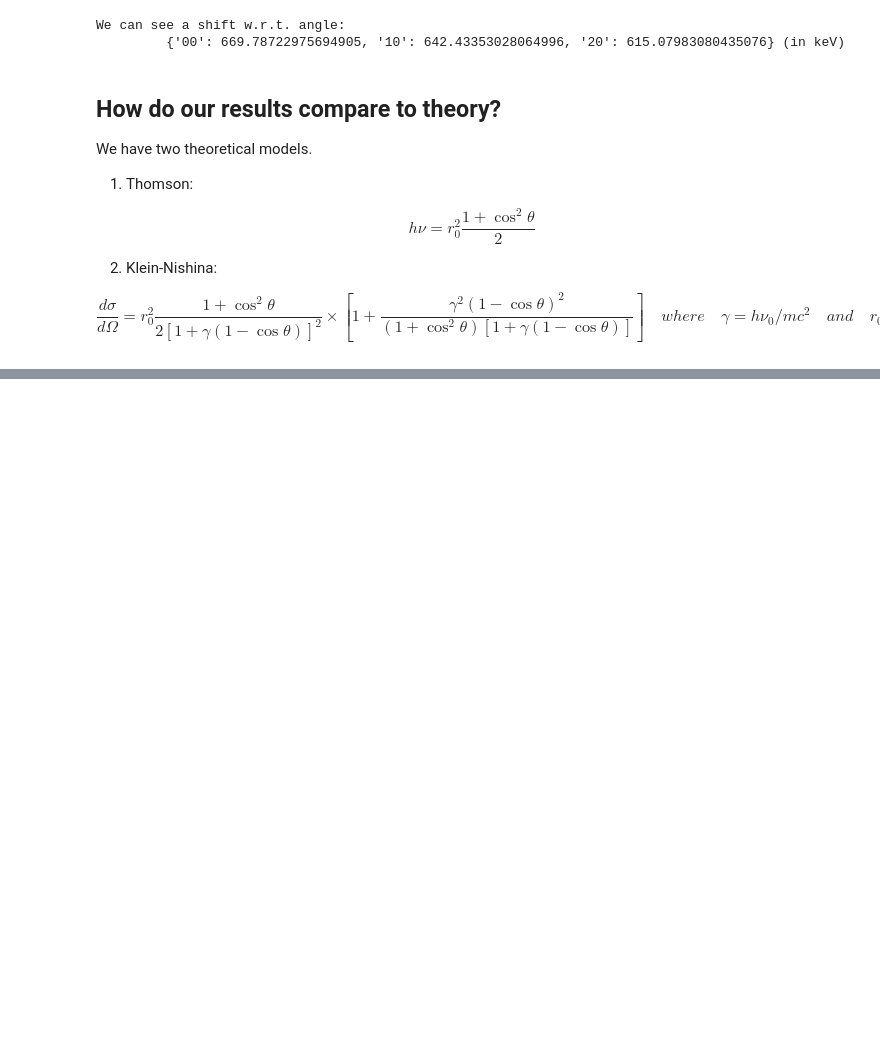
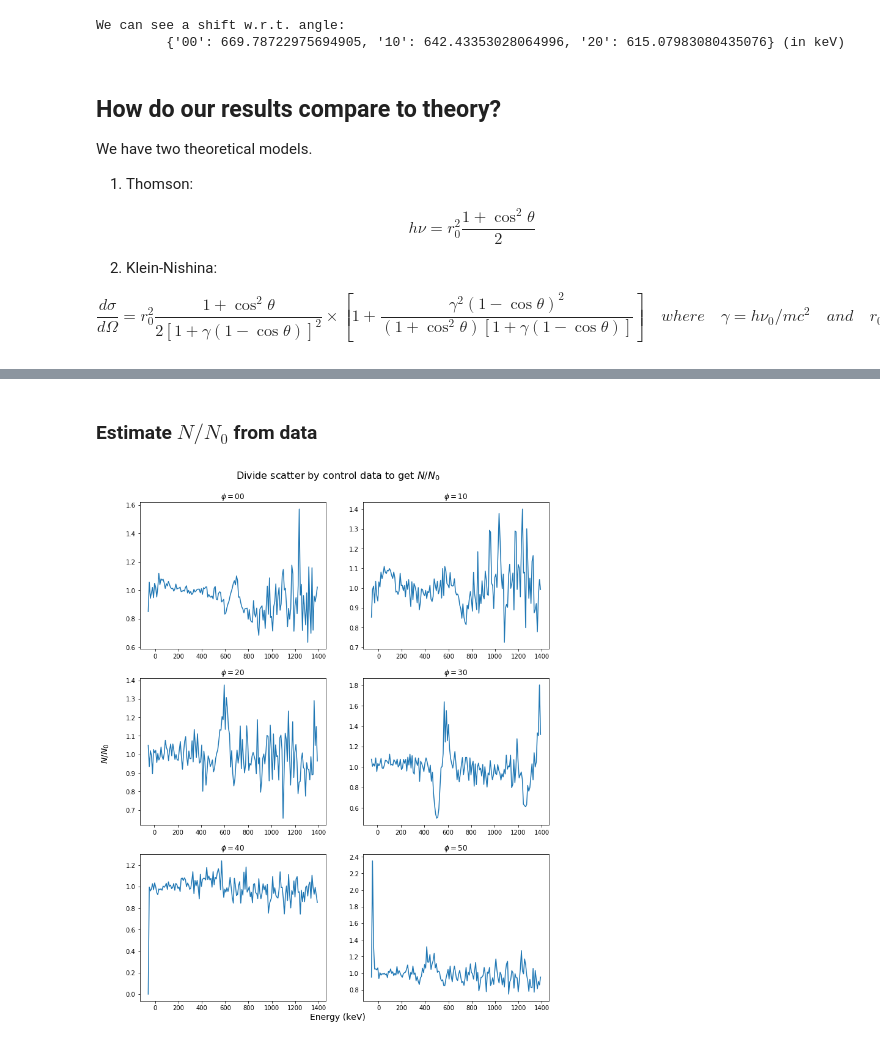
Before and after one commit to greydanus/compton, a Jupyter notebook: analysis.ipynb, the cells around one changed output, grey strips where cells are left out. Cells and saved outputs as stored; diff of their text form; code cells hidden in the pictures; blank space fills up the shorter version.

```diff
--- a/analysis.ipynb
+++ b/analysis.ipynb
@@ -229,0 +262,26 @@ def klein_nishina(t, g=1):
+# %% [markdown]
+### Estimate $N/N_0$ from data
+# %%
+vplots = 3
+hplots = 2
+plot_i = 0
+labels = []
+fs = [hplots*6, 5*vplots]
+f6 = plt.figure(figsize=fs)
+
+f6.text(0.5, .92, 'Divide scatter by control data to get $N/N_0$', ha='center', va='center', fontsize=16)
+f6.text(0.5, 0.1, 'Energy (keV)', ha='center', va='center', fontsize=14)
+f6.text(0.06, 0.5, '$N/N_0$', ha='center', va='center', rotation='vertical', fontsize=14)
+
+for v in range(vplots):
+    for h in range(hplots):
+        plot_num = 100*vplots + 10*hplots + (plot_i+1)
+
+        plt.subplot(plot_num)
+        plt.title('$\phi={}$'.format(angles[plot_i]))
+        plt.plot(fit_y[:clip], (scatter[angles[plot_i]]/control[angles[plot_i]])[:clip])
+        plot_i += 1
+
+plt.show() ; f6.savefig("./figures/n_n0.pdf", bbox_inches='tight')
+# %% [output]
+[figure, added]
```
Also changed, not shown: parts of 9 cells of this notebook, 4 other files.
